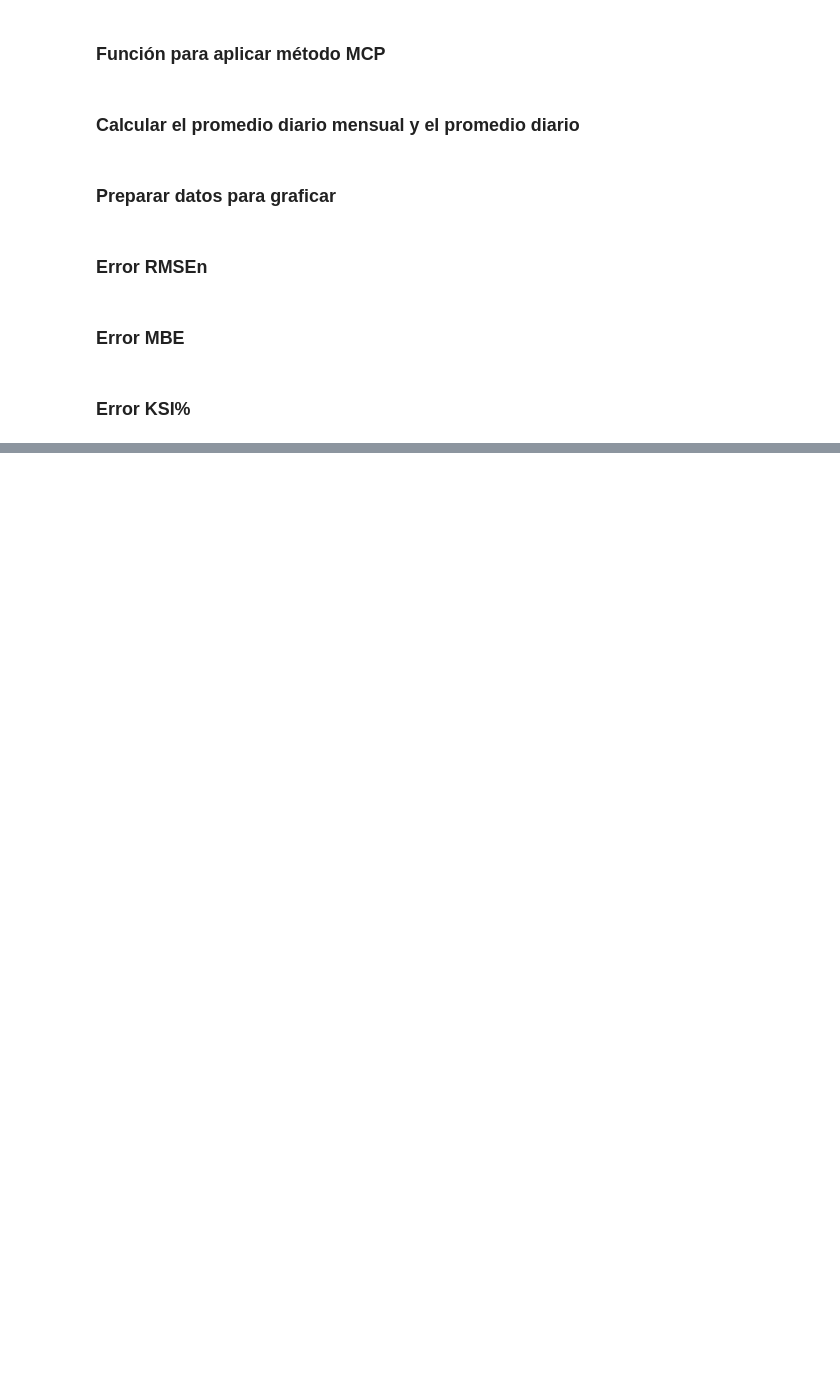
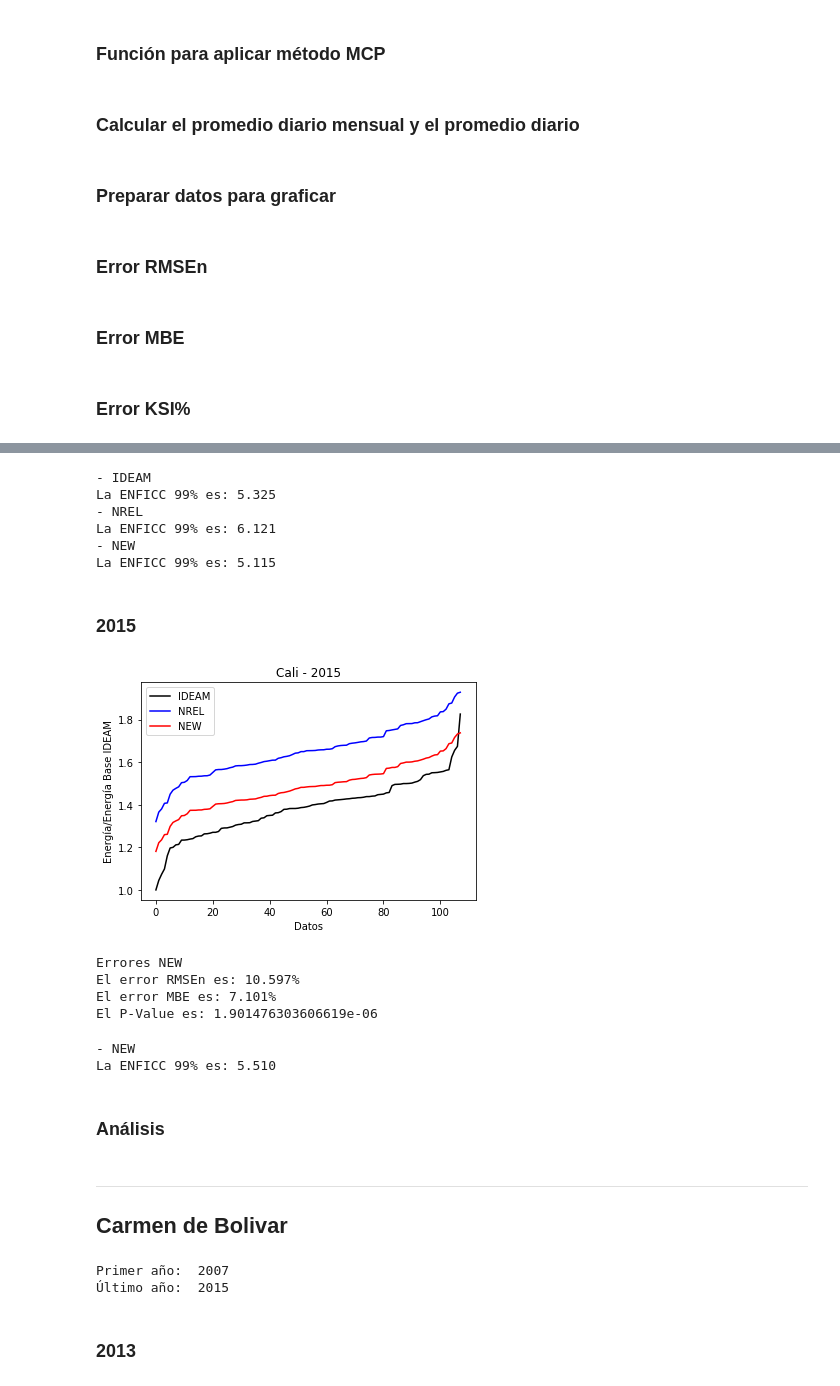
Before and after one commit to drodriguez32/Herramientas-Computacionales, a Jupyter notebook: 02_taller01/Taller_01.ipynb, the cells around one changed output, grey strips where cells are left out. Drawn from its saved outputs; the diff is of its cells as text; code cells hidden in the pictures; blank space fills up the shorter version.

```diff
--- a/02_taller01/Taller_01.ipynb
+++ b/02_taller01/Taller_01.ipynb
@@ -317,0 +499,23 @@ El P-Value es: 0.460
+# %%
+# Calcular ENFICC
+print('- IDEAM')
+cal1_enficc_IDEAM = enficc(cal1_IDEAM)
+print('- NREL')
+cal1_enficc_NREL = enficc(cal1_NREL)
+print('- NEW')
+cal1_enficc_NEW = enficc(cal1_NEW)
+# %% [output]
+- IDEAM
+La ENFICC 99% es: 5.325
+- NREL
+La ENFICC 99% es: 6.121
+- NEW
+La ENFICC 99% es: 5.115
+# %% [markdown]
+### 2015
+# %%
+# Aplicar corrección MCP
+cal2_COR = mcp(cal_OBJ,cal_REF,cal_EXTRA,2015)
+# %%
+# Preparar datos
+cal2_IDEAM, cal2_NREL, cal2_NEW = prepare_data(cal_OBJ,cal_REF,cal2_COR,cal_min_agno,cal_agnos)
@@ -317,0 +526,39 @@ El P-Value es: 0.460
+# %%
+# Graficar datos
+graph_data('Cali - 2015',cal2_IDEAM,cal2_NREL,cal2_NEW)
+# %% [output]
+[figure, added]
+# %%
+# Calcular Errores - NEW
+print('Errores NEW')
+cal2_rmsen_new = rmsen(cal_OBJ,cal2_COR_cut)
+cal2_mbe_new = mbe(cal_OBJ,cal2_COR_cut)
+cal2_stat_new, cal2_p_new = ksi_err(cal2_IDEAM,cal2_NEW)
+# %% [output]
+Errores NEW
+El error RMSEn es: 10.597%
+El error MBE es: 7.101%
+El P-Value es: 1.901476303606619e-06
+# %%
+# Calcular ENFICC
+print('- NEW')
+cal2_enficc_NEW = enficc(cal2_NEW)
+# %% [output]
+- NEW
+La ENFICC 99% es: 5.510
+# %% [markdown]
+### Análisis
+# %% [markdown]
+---------------
+## Carmen de Bolivar
+# %%
+# Importar datos CSV
+car_OBJ, car_REF, car_EXTRA, car_min_agno, car_agnos = extract_data('Carmendebolivar')
+
+print("Primer año: ", car_min_agno)
+print("Último año: ", car_min_agno+car_agnos-1)
+# %% [output]
+Primer año:  2007
+Último año:  2015
+# %% [markdown]
+### 2013
```
Also changed, not shown: parts of 52 cells of this notebook, 6 other files.
